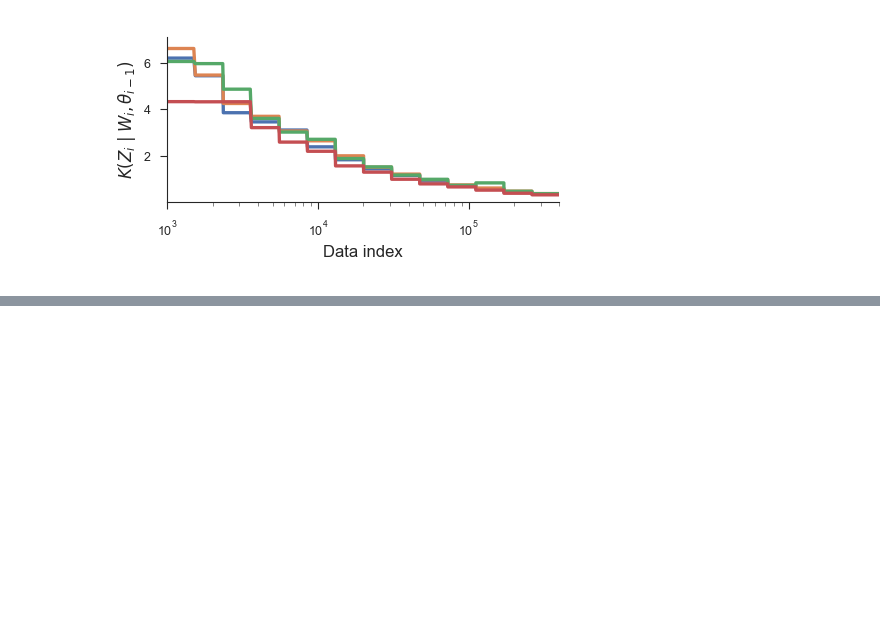
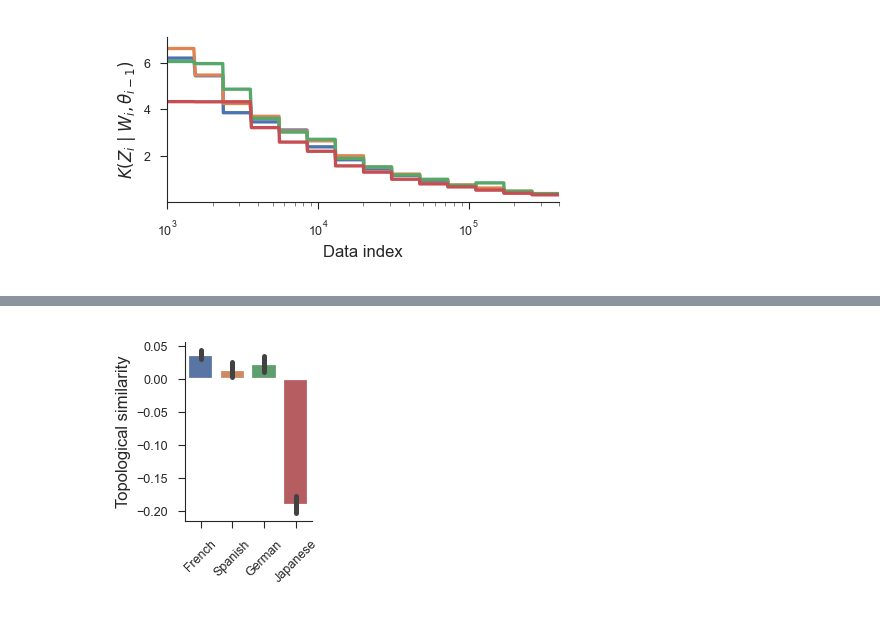
Before and after one commit to EricElmoznino/complexity_compositionality, a Jupyter notebook: papers/idea_preprint/notebook.ipynb, the cells around one changed output, grey strips where cells are left out. Drawn from its saved outputs; the diff is of its cells as text; code cells hidden in the pictures; blank space fills up the shorter version.

```diff
--- a/papers/idea_preprint/notebook.ipynb
+++ b/papers/idea_preprint/notebook.ipynb
@@ -829,0 +830,24 @@ plt.show()
+# %%
+data_topsim = pd.read_csv("../../data/real_languages/topsims.csv")
+data_topsim = data_topsim[data_topsim["language"] != "english"]
+data_topsim["language"] = data_topsim["language"].str.capitalize()
+
+fig, ax = plt.subplots(nrows=1, ncols=1, figsize=(1.1, 1.3))
+
+sns.barplot(
+    data=data_topsim,
+    x="language",
+    y="topsim",
+    hue="language",
+    order=["French", "Spanish", "German", "Japanese"],
+    hue_order=["French", "Spanish", "German", "Japanese"],
+    ax=ax,
+)
+
+ax.set(ylabel="Topological similarity", xlabel=None)
+ax.tick_params(axis='x', labelrotation=45)
+
+fig.savefig("saved/natural_languages_topsim_results.pdf")
+plt.show()
+# %% [output]
+[figure, added]
```
Also changed, not shown: parts of 2 cells of this notebook, 3 other files.
